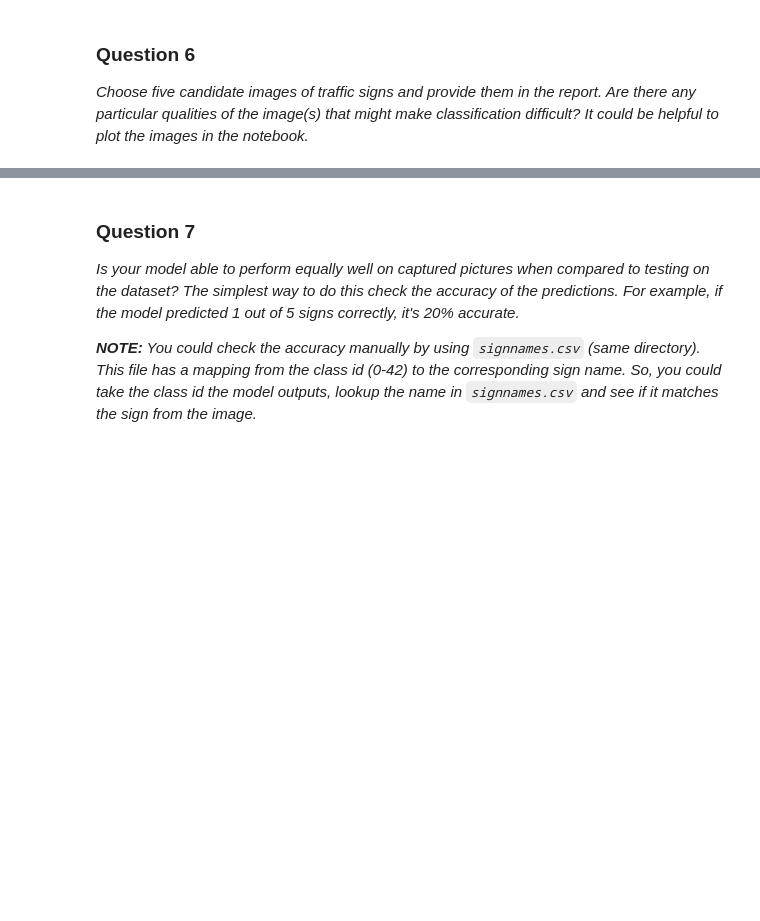
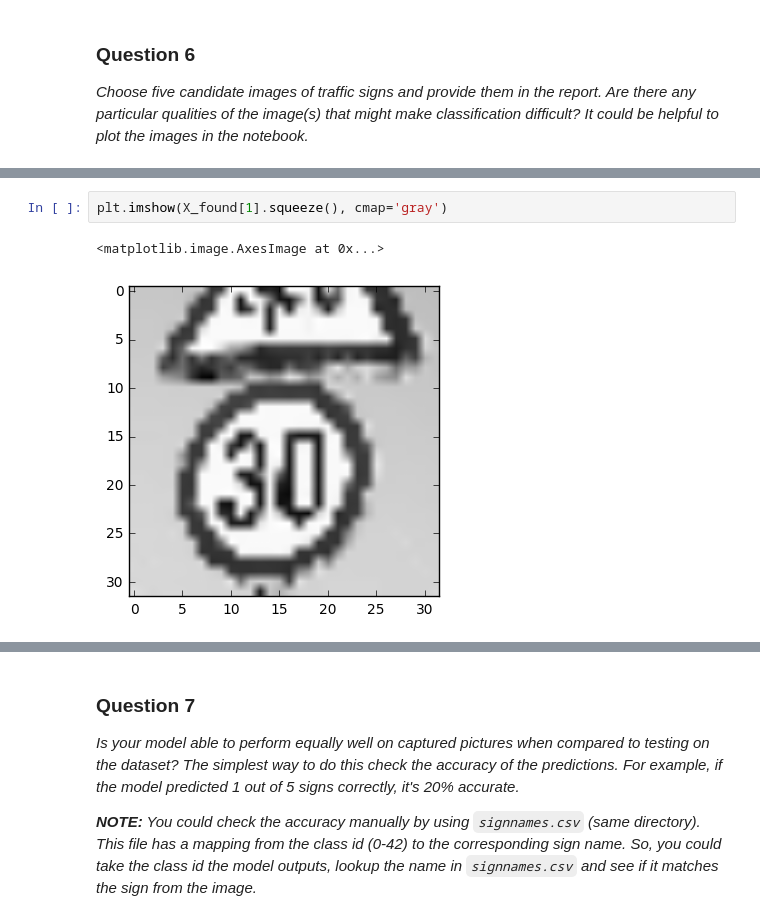
Before and after one commit to timmyneutron/CarND-Traffic-Sign-Classifier, a Jupyter notebook: Traffic_Sign_Classifier.ipynb, the cells around one changed output, grey strips where cells are left out. Drawn from its saved outputs; the diff is of its cells as text; blank space fills up the shorter version.

```diff
--- a/Traffic_Sign_Classifier.ipynb
+++ b/Traffic_Sign_Classifier.ipynb
@@ -443,0 +464,5 @@ _Choose five candidate images of traffic signs and provide them in the report. A
+# %%
+plt.imshow(X_found[1].squeeze(), cmap='gray')
+# %% [output]
+<matplotlib.image.AxesImage at 0x...>
+[figure, added]
```
Also changed, not shown: parts of 21 cells of this notebook, 15 other files.
